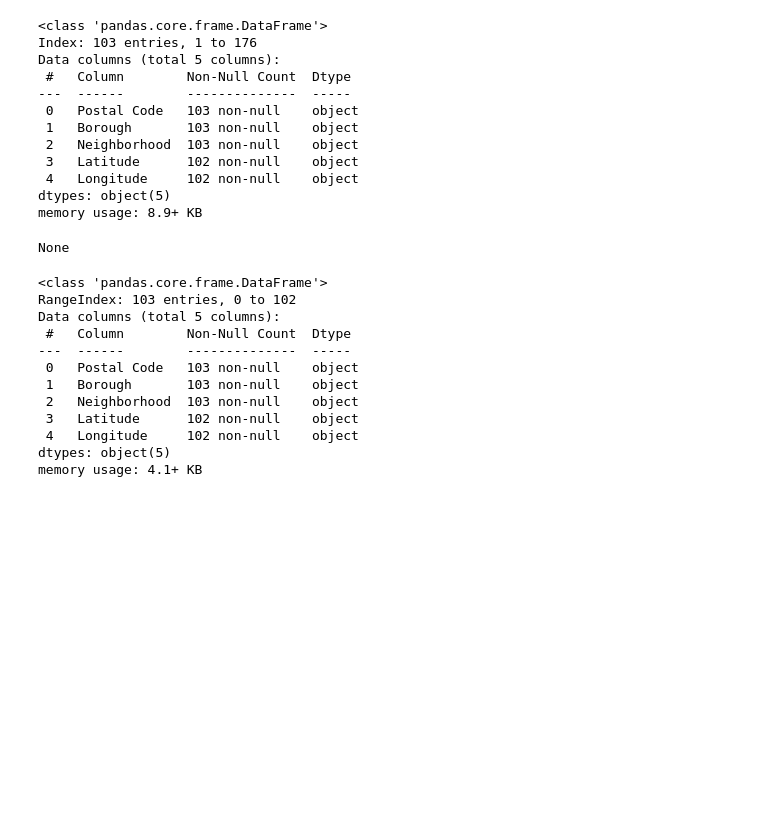
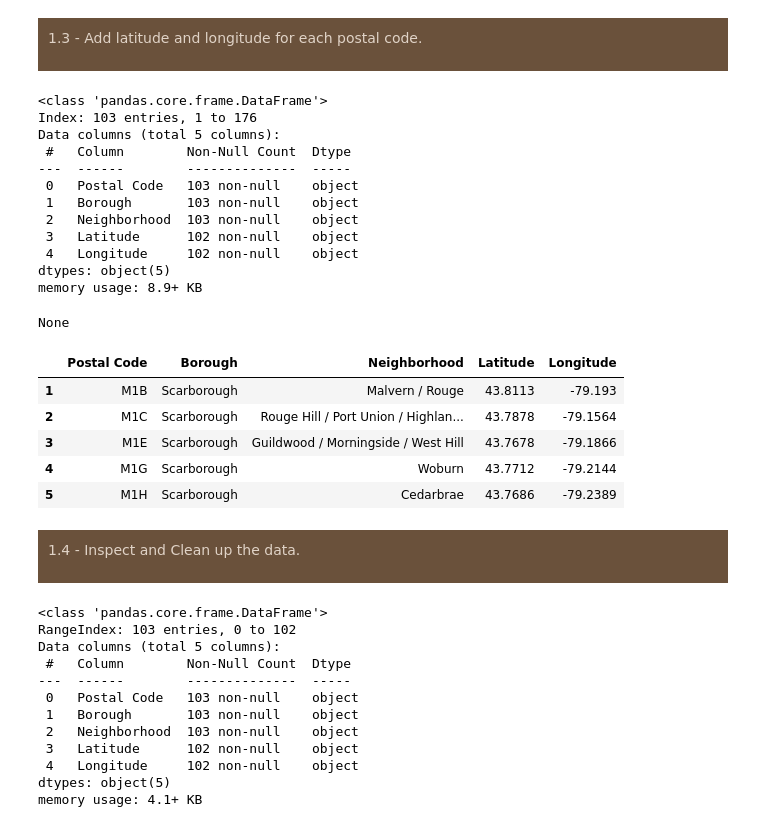
Before and after one commit to Dhruvi267/Market_segment, a Jupyter notebook: market-segmentationV3.ipynb, the cells around one changed output. Cells and saved outputs as stored; diff of their text form; code cells hidden in the pictures; blank space fills up the shorter version.

```diff
--- a/market-segmentationV3.ipynb
+++ b/market-segmentationV3.ipynb
@@ -114,34 +167,49 @@ memory usage: 3.2+ KB
+# %% [markdown]
+<div style="background-color: #6a513b; padding: 10px;">
+  <p style="color: #e0d3c7;">1.3 - Add latitude and longitude for each postal code.</p>
+</div>
 # %%
 # Create a Nominatim instance for Canada
 nomi = pgeocode.Nominatim('CA')
 
 # Create new columns for latitude and longitude
 toronto['Latitude'] = None
 toronto['Longitude'] = None
 
 # Iterate over each row to get the latitude and longitude
 for index, row in toronto.iterrows():
     location = nomi.query_postal_code(row['Postal Code'])
     toronto.at[index, 'Latitude'] = location.latitude
     toronto.at[index, 'Longitude'] = location.longitude
 
 
 # Display the updated DataFrame
 display(toronto.info())
+display(toronto.head())
 # %% [output]
 <class 'pandas.core.frame.DataFrame'>
 Index: 103 entries, 1 to 176
 Data columns (total 5 columns):
  #   Column        Non-Null Count  Dtype
 ---  ------        --------------  -----
  0   Postal Code   103 non-null    object
  1   Borough       103 non-null    object
  2   Neighborhood  103 non-null    object
  3   Latitude      102 non-null    object
  4   Longitude     102 non-null    object
 dtypes: object(5)
 memory usage: 8.9+ KB
 None
+|  | Postal Code | Borough | Neighborhood | Latitude | Longitude |
+| 1 | M1B | Scarborough | Malvern / Rouge | 43.8113 | -79.193 |
+| 2 | M1C | Scarborough | Rouge Hill / Port Union / Highlan... | 43.7878 | -79.1564 |
+| 3 | M1E | Scarborough | Guildwood / Morningside / West Hill | 43.7678 | -79.1866 |
+| 4 | M1G | Scarborough | Woburn | 43.7712 | -79.2144 |
+| 5 | M1H | Scarborough | Cedarbrae | 43.7686 | -79.2389 |
+# %% [markdown]
+<div style="background-color: #6a513b; padding: 10px;">
+  <p style="color: #e0d3c7;">1.4 - Inspect and Clean up the data.</p>
+</div>
 # %%
 toronto=toronto.reset_index(drop=True)
 toronto.info()
```
Also changed, not shown: parts of 23 cells of this notebook.
